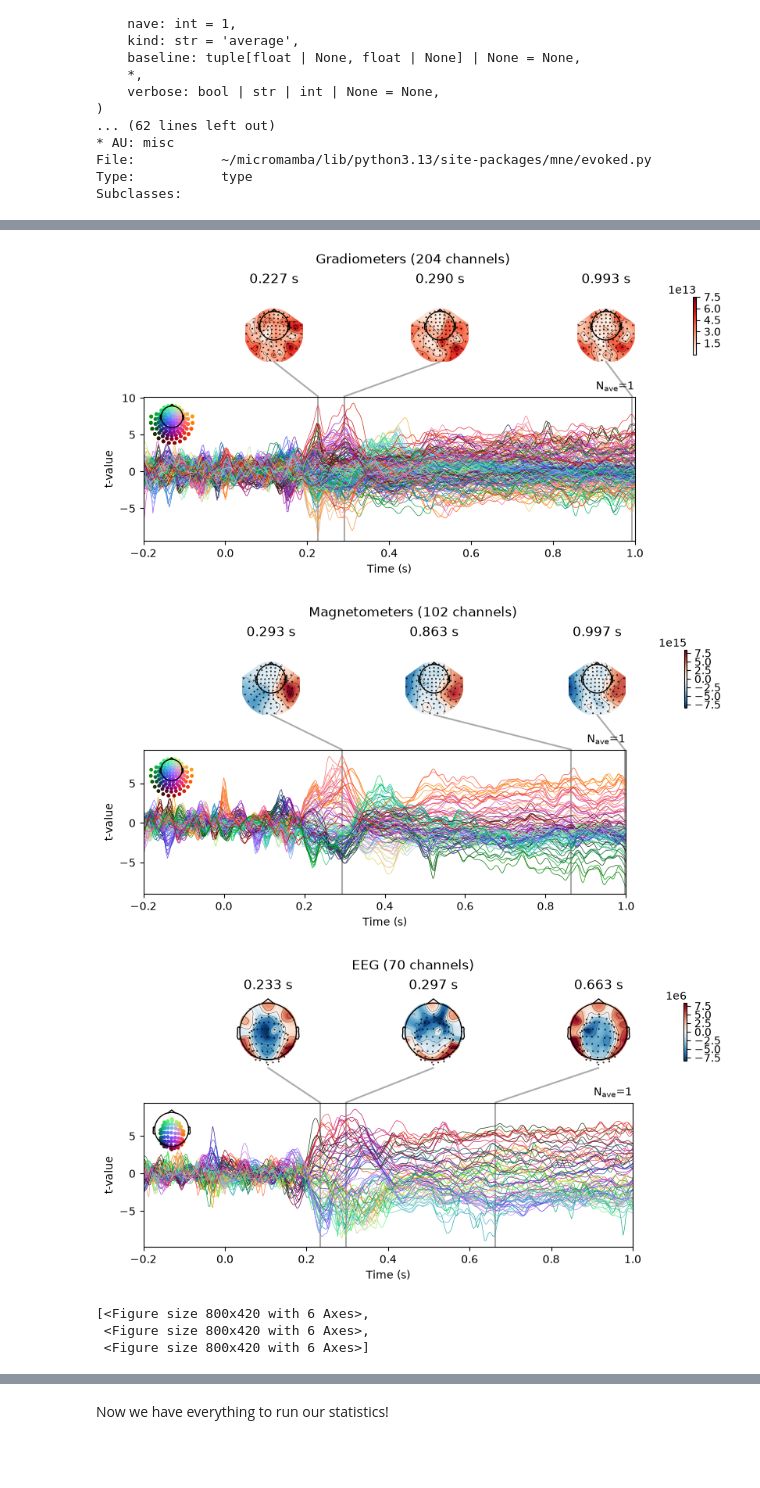
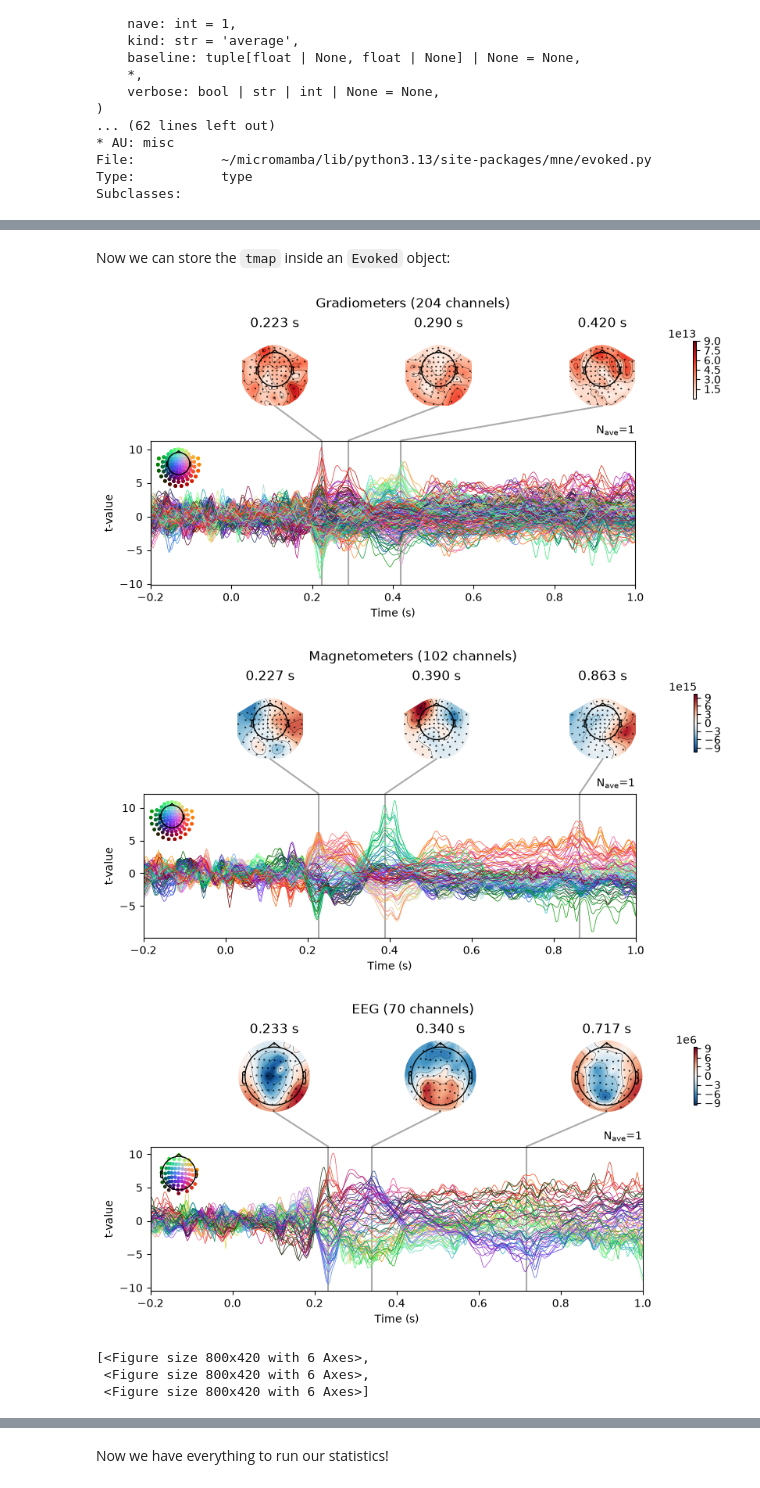
Before and after one commit to wmvanvliet/mne-course, a Jupyter notebook: 6-group-level.ipynb, the cells around one changed output, grey strips where cells are left out. Cells and saved outputs as stored; diff of their text form; code cells hidden in the pictures; blank space fills up the shorter version.

Commit message:
Working on source level stats

```diff
--- a/6-group-level.ipynb
+++ b/6-group-level.ipynb
@@ -164,0 +110,14 @@ ga_evokeds
+# %%
+all_evokeds = dict()
+ga_evokeds = dict()
+for condition in ["face", "scrambled", "famous", "unfamiliar"]:
+    evokeds = list()
+    for sub in subjects:
+        evokeds.append(
+            mne.read_evokeds(f"{group_path}/{sub}_list-ave.fif", condition=condition)
+        )
+    assert len(evokeds) == len(subjects)  # do we have the evokeds for everyone?
+    all_evokeds[condition] = evokeds
+    ga_evokeds[condition] = mne.grand_average(evokeds)
+
+ga_evokeds
@@ -208,0 +153,8 @@ X.shape
+# %%
+import numpy as np  # using "raw" numpy now
+
+scrambled = np.array([evoked.data for evoked in all_evokeds["scrambled"]])
+face = np.array([evoked.data for evoked in all_evokeds["face"]])
+contrast = scrambled - face
+
+print(contrast.shape)
@@ -211,7 +165,6 @@ Then, we can do a t-test against 0:
 # %%
-from mne.stats import ttest_1samp_no_p
-tvalues = ttest_1samp_no_p(X)
-tvalues.shape
+tvalues = mne.stats.ttest_1samp_no_p(contrast)
+print(tvalues.shape)
 # %% [output]
 (376, 361)
 # %% [markdown]
@@ -239,10 +194,18 @@ Subclasses:
+# %%
+info = ga_evokeds["face"].info
+tmin = ga_evokeds["face"].tmin
+times = ga_evokeds["face"].times
+# %% [markdown]
+Now we can store the `tmap` inside an `Evoked` object:
 # %%
-tmap = mne.EvokedArray(tvalues, info=contrast_gave.info, tmin=contrast_gave.tmin, comment="tmap")
+tmap = mne.EvokedArray(tvalues, info=info, tmin=tmin, comment="tmap")
+
+# Plot the t-map. Set the scalings and units to the appropriate values.
 tmap.plot_joint(ts_args=dict(scalings=1, units="t-value"))
 # %% [output]
-[figure, old version]
+[figure, new version]
-[figure, old version]
+[figure, new version]
-[figure, old version]
+[figure, new version]
 [<Figure size 800x420 with 6 Axes>,
  <Figure size 800x420 with 6 Axes>,
  <Figure size 800x420 with 6 Axes>]
```
Also changed, not shown: parts of 58 cells of this notebook, 2 other files.
